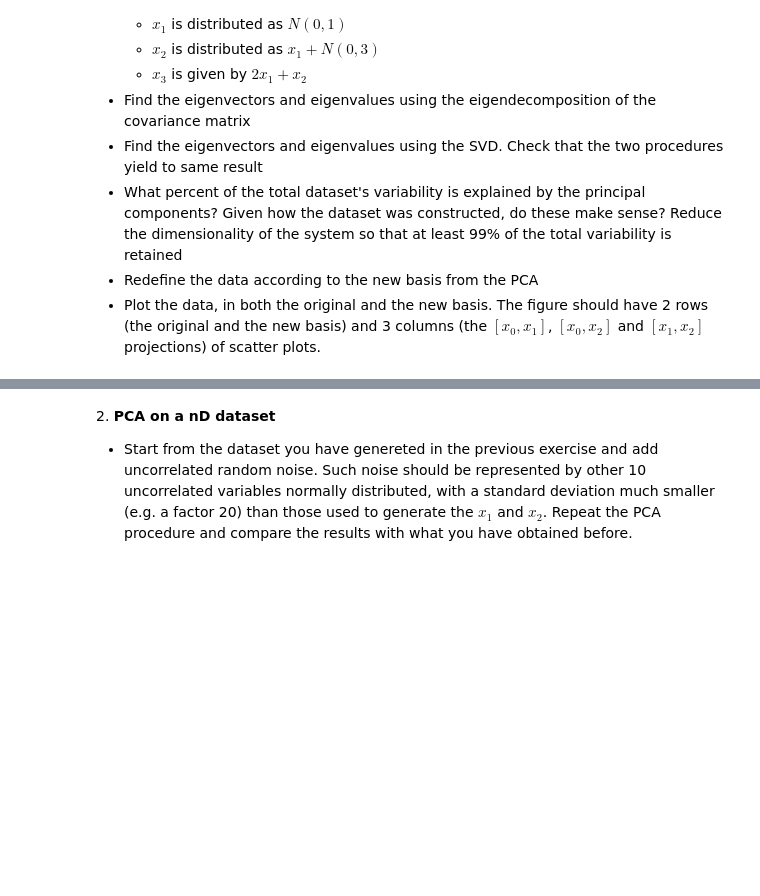
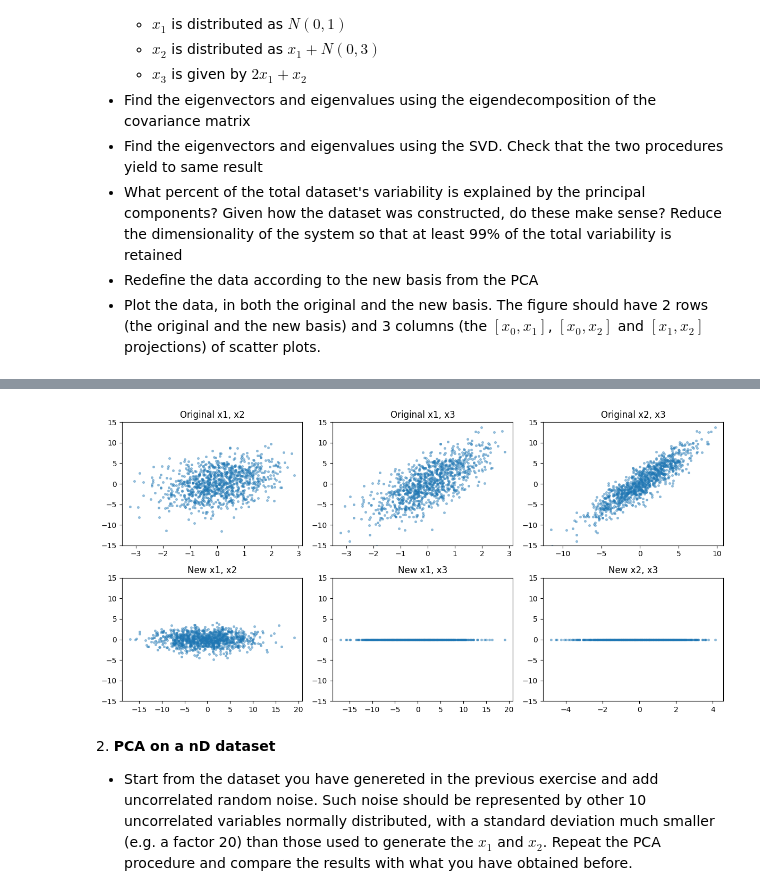
Before and after one commit to mvanaee/ScientificComputingWithPython2022, a Jupyter notebook: 08ex_algebra/08ex_algebra.ipynb, the cells around one changed output, grey strips where cells are left out. Saved outputs shown, nothing was run; the diff lists cells and outputs as text; code cells hidden in the pictures; blank space fills up the shorter version.

```diff
--- a/08ex_algebra/08ex_algebra.ipynb
+++ b/08ex_algebra/08ex_algebra.ipynb
@@ -92,0 +13,67 @@ Percent of variability, two features: 1.0
+# %%
+import numpy as np
+import pandas as pd
+from scipy import linalg as la
+from scipy import stats
+import matplotlib.pyplot as plt
+import seaborn as sns
+
+N= 1000
+mu1, sigma1 = 0, 1
+mu2, sigma2 = 0, 3
+
+x1 = np.random.normal(mu1, sigma1, N)
+x2 = x1 + np.random.normal(mu2, sigma2, N)
+x3 = 2*x1 + x2
+X = np.array([x1, x2, x3])
+print(X)
+
+covX = np.cov(X)
+l, V = la.eig(covX)
+idx = l.argsort()[::-1]
+l = l[idx]
+V = V[:,idx]
+
+print("Eigenvalues:\n", np.real_if_close(l))
+print("Eigenvectors:\n", V)
+print("-----------------------------\n")
+U, S, Vs = la.svd(X)
+L = S**2/ (N-1)
+print("SVD Eigenvalues:\n", L)
+print("SVD Eigenvectors:\n", U)
+print("-----------------------------\n")
+
+Lambda = np.diag(np.real_if_close(l))
+print("By selecting the component 0, we retain %.2f%% of the total variability" % (Lambda[0, 0]/Lambda.trace()*100))
+print("By selecting the component 1, we retain %.2f%% of the total variability" % (Lambda[1, 1]/Lambda.trace()*100))
+print("By selecting the component 2, we retain %.2f%% of the total variability" % (Lambda[2, 2]/Lambda.trace()*100))
+print("-----------------------------\n")
+print("These percantages of total variability make sense,")
+print("because x3 is totally based on other two variables and does not have any independent dispertion,")
+print("so it was expected that one of the components has no effect on variation.")
+print("-----------------------------\n")
+print("For retain of more than 99% of dataset, obviously we should choose first and second components.\n\n")
+
+
+Xp = np.dot(V.T, X)
+fig, axes = plt.subplots(nrows=2, ncols=3, figsize=(12, 6))
+[[ax01, ax02, ax03],[ax11, ax12, ax13]] = axes
+
+ax01.scatter(X[0], X[1], alpha = 0.4, s=7)
+ax01.set_title('Original x1, x2')
+ax02.scatter(X[0], X[2], alpha = 0.4, s=7)
+ax02.set_title('Original x1, x3')
+ax03.scatter(X[1], X[2], alpha = 0.4, s=7)
+ax03.set_title('Original x2, x3')
+
+ax11.scatter(Xp[0], Xp[1], alpha = 0.4, s=7)
+ax11.set_title('New x1, x2')
+ax12.scatter(Xp[0], Xp[2], alpha = 0.4, s=7)
+ax12.set_title('New x1, x3')
+ax13.scatter(Xp[1], Xp[2], alpha = 0.4, s=7)
+ax13.set_title('New x2, x3')
+
+plt.setp(axes,ylim=[-15, 15])
+plt.tight_layout()
+plt.show()
+# %% [output]
@@ -93,3 +97,4 @@ Percent of variability, two features: 1.0
+[figure, added]
 # %% [markdown]
 2\. **PCA on a nD dataset**
 
```
Also changed, not shown: parts of 6 cells of this notebook, 1 other file.
